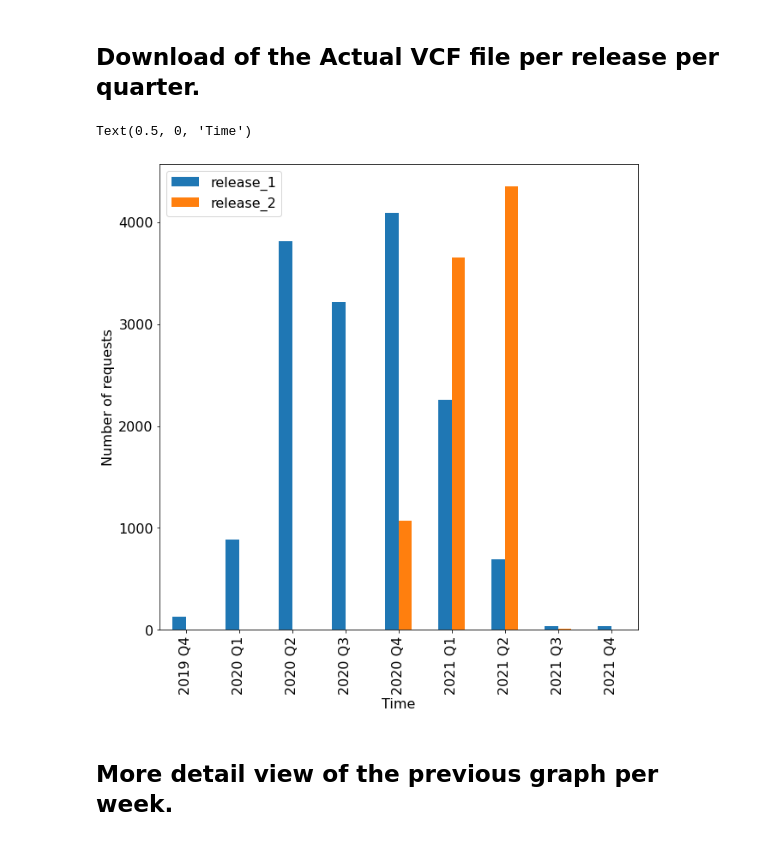
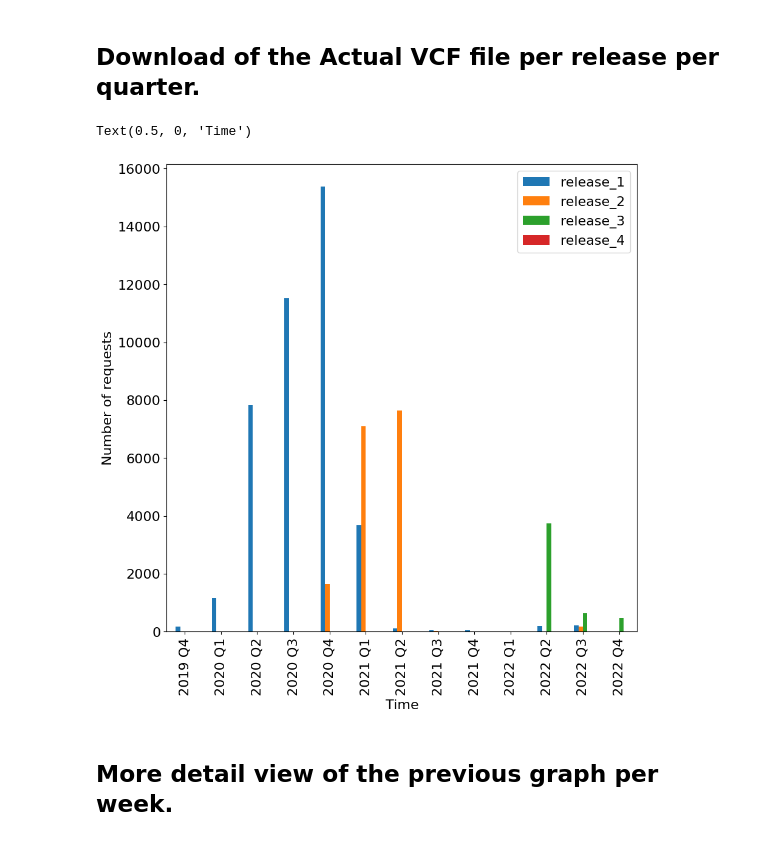
Before and after one commit to tcezard/eva-tasks, a Jupyter notebook: tasks/eva_2766/download_analysis.ipynb, the cells around one changed output. Drawn from its saved outputs; the diff is of its cells as text; code cells hidden in the pictures.

```diff
--- a/tasks/eva_2766/download_analysis.ipynb
+++ b/tasks/eva_2766/download_analysis.ipynb
@@ -94,6 +98,10 @@ def extract_information_from_release_filename(file_name):
 private_config_xml_file = 'maven_settings.xml'
 query = '''select event_ts, uhost,  file_name, file_size
            from eva_web_srvc_stats.ftp_traffic
-           where file_size>0 and domain_name != 'ebi.ac.uk' and file_name  like '%rs_releases%';'''
-with get_metadata_connection_handle('development', private_config_xml_file) as db_conn:
-        data = get_all_results_for_query(db_conn, query)
+           where file_size>0  and file_name  like '%rs_releases%';'''
+data = []
+with get_metadata_connection_handle('production_processing', private_config_xml_file) as db_conn:
+    for event_ts, uhost, file_name, file_size in get_all_results_for_query(db_conn, query):
+        info_dict = extract_information_from_release_filename(file_name)
+        data.append((event_ts, uhost, file_name, file_size, info_dict.get('release'), info_dict.get('commonname') or info_dict.get('scientificname'),
+                     info_dict.get('scientificname'), info_dict.get('class')))
@@ -100,16 +177,11 @@ with get_metadata_connection_handle('development', private_config_xml_file) as d
 # %%
 import pandas as pd
 from datetime import datetime
-df = pd.DataFrame(data, columns =['event_ts', 'uhost', 'file_name', 'file_size'])
+df = pd.DataFrame(data, columns =['event_ts', 'uhost', 'file_name', 'file_size', 'release', 'commonname', 'scientificname', 'class'])
 # %%
-filename_info_list = df['file_name'].apply(extract_information_from_release_filename)
-release = []
-species_name = []
-keys = ['release', 'commonname', 'scientificname', 'class']
-for key in keys:
-    df[key] = [info_dict.get(key) or '' for info_dict in filename_info_list]
 
-# remove any entry that does not have a class
-df = df[df['class']!='']
-df_2021 = df[(df['event_ts'] > datetime(year=2021, month=1, day=1)) & (df['event_ts'] < datetime(year=2022, month=1, day=1))]
-df_2020 = df[(df['event_ts'] > datetime(year=2020, month=1, day=1)) & (df['event_ts'] < datetime(year=2021, month=1, day=1))]
+# remove any entry that does not have a class and split per year
+tmpdf = df[df['class']!='']
+df_2022 = tmpdf[(tmpdf['event_ts'] > datetime(year=2022, month=1, day=1)) & (tmpdf['event_ts'] < datetime(year=2023, month=1, day=1))]
+df_2021 = tmpdf[(tmpdf['event_ts'] > datetime(year=2021, month=1, day=1)) & (tmpdf['event_ts'] < datetime(year=2022, month=1, day=1))]
+df_2020 = tmpdf[(tmpdf['event_ts'] > datetime(year=2020, month=1, day=1)) & (tmpdf['event_ts'] < datetime(year=2021, month=1, day=1))]
@@ -274,19 +271,19 @@ donut_plot(df_2021[df_2021['release'] == 'release_2'], 'class', value='uhost', n
 ## Download of the Actual VCF file per release per quarter.
 # %%
 df2 = df[df['file_name'].str.contains('current')]
-df2 = df2[(df2['event_ts'] > datetime(year=2019, month=10, day=1)) & (df2['event_ts'] < datetime(year=2022, month=1, day=1))]
+df2 = df2[(df2['event_ts'] > datetime(year=2019, month=10, day=1)) & (df2['event_ts'] < datetime(year=2023, month=1, day=1))]
 
 df2.index = pd.to_datetime(df2['event_ts'])
 grouped_df = df2[df2['file_name'].str.contains('current')].groupby([ pd.Grouper(freq="Q"), 'release']).file_size.count().unstack()
-grouped_df['quarter'] = ['2019 Q4', '2020 Q1', '2020 Q2', '2020 Q3', '2020 Q4', '2021 Q1', '2021 Q2', '2021 Q3', '2021 Q4']
-axes = grouped_df.plot(kind='bar', y=['release_1', 'release_2'], rot=90, figsize=(10, 10), fontsize=16)
+grouped_df['quarter'] = ['2019 Q4', '2020 Q1', '2020 Q2', '2020 Q3', '2020 Q4', '2021 Q1', '2021 Q2', '2021 Q3', '2021 Q4', '2022 Q1', '2022 Q2', '2022 Q3', '2022 Q4']
+axes = grouped_df.plot(kind='bar', y=['release_%s' % r for r in range(1,5)], rot=90, figsize=(10, 10), fontsize=16)
 axes.set_xticklabels(grouped_df.quarter)
 axes.legend(prop={"size":16})
 axes.set_ylabel('Number of requests', fontdict={'fontsize':16})
 axes.set_xlabel('Time', fontdict={'fontsize':16})
 # %% [output]
 Text(0.5, 0, 'Time')
-[figure, old version]
+[figure, new version]
 # %% [markdown]
 ## More detail view of the previous graph per week.
 # %%
```
Also changed, not shown: parts of 51 cells of this notebook.
